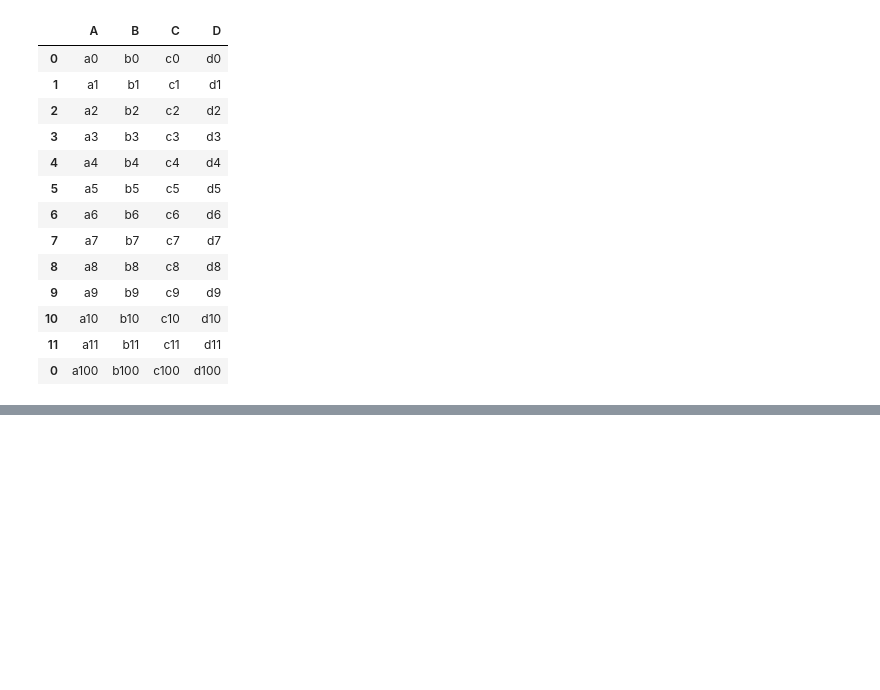
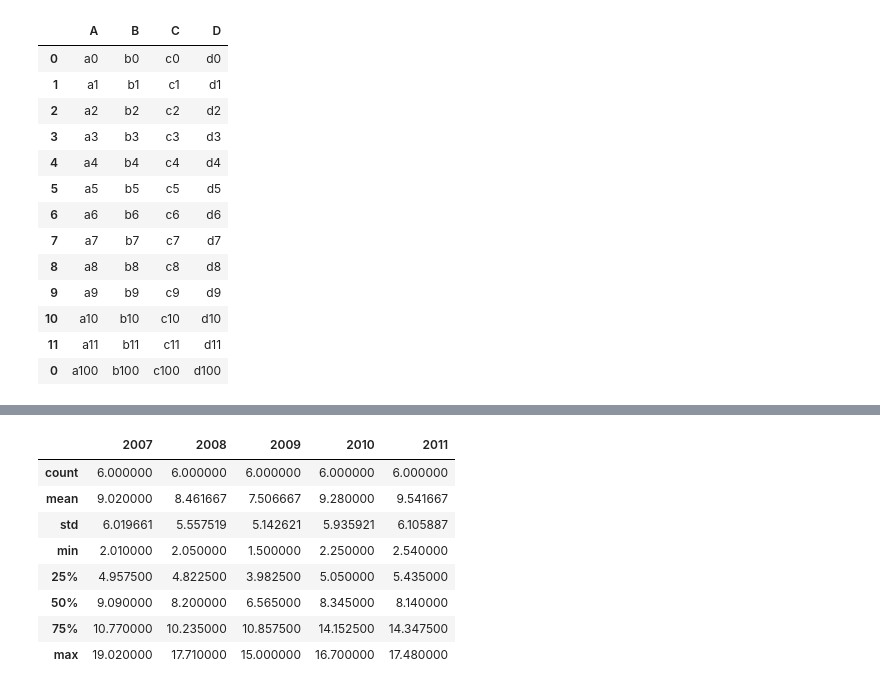
Before and after one commit to jjuuu999/hipython, a Jupyter notebook: 42.데이터전처리.ipynb, the cells around one changed output, grey strips where cells are left out. Drawn from its saved outputs; the diff is of its cells as text; code cells hidden in the pictures; blank space fills up the shorter version.

```diff
--- a/42.데이터전처리.ipynb
+++ b/42.데이터전처리.ipynb
@@ -760,0 +1075,3 @@ pd.concat([df_total,임시데이터])
+# %%
+veh_df = pd.read_csv('./data/vehicle_prod.csv', index_col=0)
+veh_df
@@ -760,0 +1107,12 @@ pd.concat([df_total,임시데이터])
+# %%
+veh_df.describe()
+# %% [output]
+|  | 2007 | 2008 | 2009 | 2010 | 2011 |
+| count | 6.000000 | 6.000000 | 6.000000 | 6.000000 | 6.000000 |
+| mean | 9.020000 | 8.461667 | 7.506667 | 9.280000 | 9.541667 |
+| std | 6.019661 | 5.557519 | 5.142621 | 5.935921 | 6.105887 |
+| min | 2.010000 | 2.050000 | 1.500000 | 2.250000 | 2.540000 |
+| 25% | 4.957500 | 4.822500 | 3.982500 | 5.050000 | 5.435000 |
+| 50% | 9.090000 | 8.200000 | 6.565000 | 8.345000 | 8.140000 |
+| 75% | 10.770000 | 10.235000 | 10.857500 | 14.152500 | 14.347500 |
+| max | 19.020000 | 17.710000 | 15.000000 | 16.700000 | 17.480000 |
```
Also changed, not shown: parts of 57 cells of this notebook.
